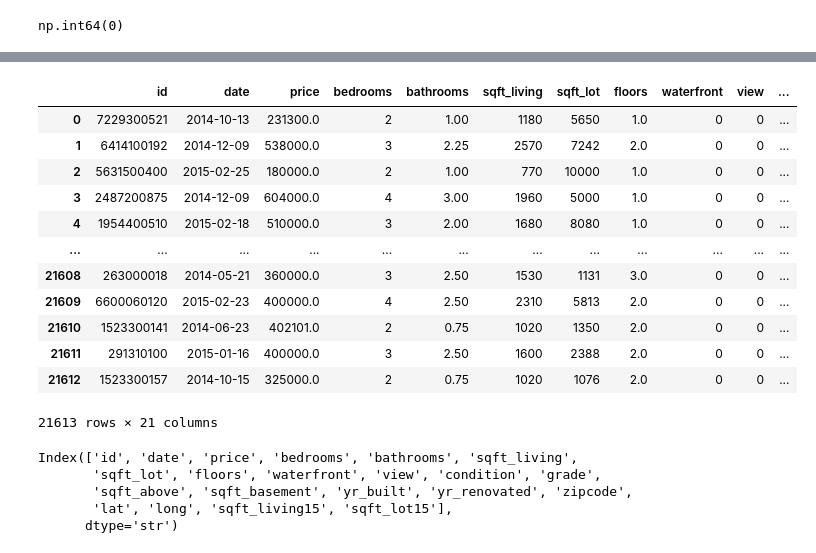
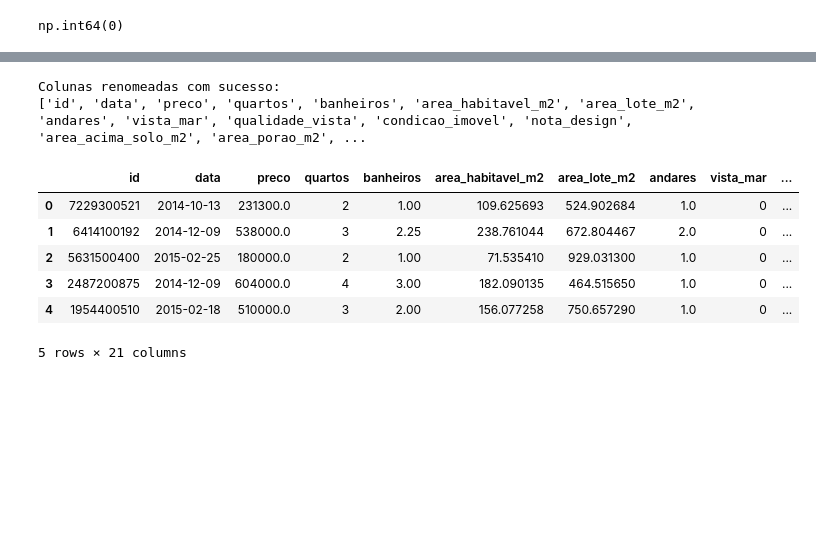
Before and after one commit to Jovitorao/Projeto_casa, a Jupyter notebook: src/previsao_casa/analise_casas.ipynb, the cells around one changed output, grey strips where cells are left out. Drawn from its saved outputs; the diff is of its cells as text; code cells hidden in the pictures; blank space fills up the shorter version.

```diff
--- a/src/previsao_casa/analise_casas.ipynb
+++ b/src/previsao_casa/analise_casas.ipynb
@@ -163,25 +147,44 @@ df
-# %%
-df.rename(columns= {'price': 'preço' , 'bedrooms' : 'quartos' ,'bathrooms':'banheiros', 'sqft_living':'área habitável em pés quadrados', 'sqft_lot':'area_lote_metros_quadrados' ,'floors' : 'pisos' ,
-                    'waterfront' :  'beira-mar' , 'view':'visualizar', 'condition' : 'condicao' , 'grade' : 'nota'})
-# %% [output]
-|  | id | date | price | bedrooms | bathrooms | sqft_living | sqft_lot | floors | waterfront | view | ... |
-| 0 | 7229300521 | 2014-10-13 | 231300.0 | 2 | 1.00 | 1180 | 5650 | 1.0 | 0 | 0 | ... |
-| 1 | 6414100192 | 2014-12-09 | 538000.0 | 3 | 2.25 | 2570 | 7242 | 2.0 | 0 | 0 | ... |
-| 2 | 5631500400 | 2015-02-25 | 180000.0 | 2 | 1.00 | 770 | 10000 | 1.0 | 0 | 0 | ... |
-| 3 | 2487200875 | 2014-12-09 | 604000.0 | 4 | 3.00 | 1960 | 5000 | 1.0 | 0 | 0 | ... |
-| 4 | 1954400510 | 2015-02-18 | 510000.0 | 3 | 2.00 | 1680 | 8080 | 1.0 | 0 | 0 | ... |
-| ... | ... | ... | ... | ... | ... | ... | ... | ... | ... | ... | ... |
-| 21608 | 263000018 | 2014-05-21 | 360000.0 | 3 | 2.50 | 1530 | 1131 | 3.0 | 0 | 0 | ... |
-| 21609 | 6600060120 | 2015-02-23 | 400000.0 | 4 | 2.50 | 2310 | 5813 | 2.0 | 0 | 0 | ... |
-| 21610 | 1523300141 | 2014-06-23 | 402101.0 | 2 | 0.75 | 1020 | 1350 | 2.0 | 0 | 0 | ... |
-| 21611 | 291310100 | 2015-01-16 | 400000.0 | 3 | 2.50 | 1600 | 2388 | 2.0 | 0 | 0 | ... |
-| 21612 | 1523300157 | 2014-10-15 | 325000.0 | 2 | 0.75 | 1020 | 1076 | 2.0 | 0 | 0 | ... |
-21613 rows × 21 columns
-# %%
-df.columns
-# %% [output]
-Index(['id', 'date', 'price', 'bedrooms', 'bathrooms', 'sqft_living',
-       'sqft_lot', 'floors', 'waterfront', 'view', 'condition', 'grade',
-       'sqft_above', 'sqft_basement', 'yr_built', 'yr_renovated', 'zipcode',
-       'lat', 'long', 'sqft_living15', 'sqft_lot15'],
-      dtype='str')
+# %%
+#Convertendo para metros quadrados e traduzindo
+mapeamento_colunas = {
+    'id': 'id',
+    'date': 'data',
+    'price': 'preco',
+    'bedrooms': 'quartos',
+    'bathrooms': 'banheiros',
+    'sqft_living': 'area_habitavel_m2',
+    'sqft_lot': 'area_lote_m2',
+    'floors': 'andares',
+    'waterfront': 'vista_mar',
+    'view': 'qualidade_vista',
+    'condition': 'condicao_imovel',
+    'grade': 'nota_design',
+    'sqft_above': 'area_acima_solo_m2',
+    'sqft_basement': 'area_porao_m2',
+    'yr_built': 'ano_construcao',
+    'yr_renovated': 'ano_reforma',
+    'zipcode': 'cep',
+    'lat': 'latitude',
+    'long': 'longitude',
+    'sqft_living15': 'area_habitavel_vizinhos_15_em_m2',
+    'sqft_lot15': 'area_lote_vizinhos_15_em_m2'
+}
+
+# Aplicando a renomeação
+df_traduzido= df.rename(columns=mapeamento_colunas)
+# Verificando se deu certo
+print("Colunas renomeadas com sucesso:")
+print(df_traduzido.columns.tolist())
+# %% [output]
+Colunas renomeadas com sucesso:
+['id', 'data', 'preco', 'quartos', 'banheiros', 'area_habitavel_m2', 'area_lote_m2', 'andares', 'vista_mar', 'qualidade_vista', 'condicao_imovel', 'nota_design', 'area_acima_solo_m2', 'area_porao_m2', ...
+# %%
+df_traduzido.head()
+# %% [output]
+|  | id | data | preco | quartos | banheiros | area_habitavel_m2 | area_lote_m2 | andares | vista_mar | ... |
+| 0 | 7229300521 | 2014-10-13 | 231300.0 | 2 | 1.00 | 109.625693 | 524.902684 | 1.0 | 0 | ... |
+| 1 | 6414100192 | 2014-12-09 | 538000.0 | 3 | 2.25 | 238.761044 | 672.804467 | 2.0 | 0 | ... |
+| 2 | 5631500400 | 2015-02-25 | 180000.0 | 2 | 1.00 | 71.535410 | 929.031300 | 1.0 | 0 | ... |
+| 3 | 2487200875 | 2014-12-09 | 604000.0 | 4 | 3.00 | 182.090135 | 464.515650 | 1.0 | 0 | ... |
+| 4 | 1954400510 | 2015-02-18 | 510000.0 | 3 | 2.00 | 156.077258 | 750.657290 | 1.0 | 0 | ... |
+5 rows × 21 columns
```
Also changed, not shown: parts of 26 cells of this notebook, 5 other files.
